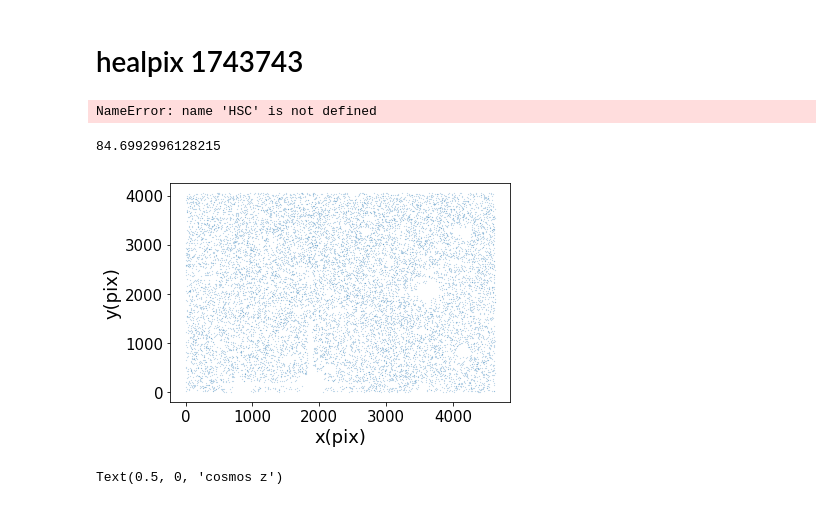
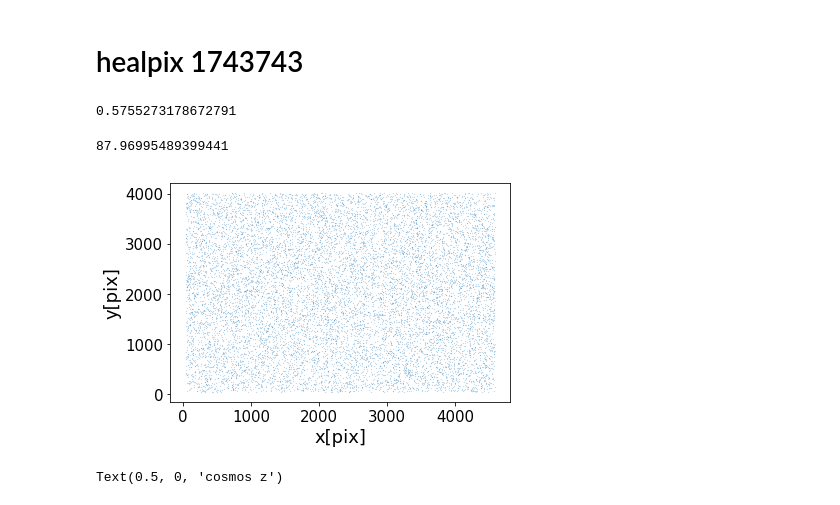
Before and after one commit to mr-superonion/FPFS, a Jupyter notebook: notebook/sim/3_1_2-beyondTrain252.ipynb, the cells around one changed output. Drawn from its saved outputs; the diff is of its cells as text; code cells hidden in the pictures.

```diff
--- a/notebook/sim/3_1_2-beyondTrain252.ipynb
+++ b/notebook/sim/3_1_2-beyondTrain252.ipynb
@@ -208,41 +205,41 @@ psfData=pyfits.getdata(pfname)
 psfHead=pyfits.getheader(pfname)
 pyfits.writeto('galaxy_cosmoE_psfHSC/psf-HSC.fits',psfData)
 pyfits.writeto('galaxy_cosmoR_psfHSC/psf-HSC.fits',psfData)
-# %%
-eval('HSC')
-# %% [output]
-NameError: name 'HSC' is not defined
+# %%
+psfInfo[pId]['fwhm']*0.168
+# %% [output]
+0.5755273178672791
 # %%
 pltDir='plot/simDemo/'
 if not os.path.isdir(pltDir):
     os.mkdir(pltDir)
 
-if False:
+if True:
     hstfname='hstcatR.fits'
     if not os.path.isfile(hstfname):
         hstcat['xI']=40+(nx-80)*np.random.rand(len(hstcat))
         hstcat['yI']=40+(ny-80)*np.random.rand(len(hstcat))
         fitsio.write(hstfname,hstcat)
     else:
         hstcat=fitsio.read(hstfname)
 else:
     hstfname='hstcatE.fits'
     if not os.path.isfile(hstfname):
         hstcat['xI']=hstcat['xI']+np.random.rand(len(hstcat))-0.5
         hstcat['yI']=hstcat['yI']+np.random.rand(len(hstcat))-0.5
         fitsio.write(hstfname,hstcat)
     else:
         hstcat=fitsio.read(hstfname)
 plt.scatter(hstcat['xI'],hstcat['yI'],s=0.01)
-plt.xlabel('x(pix)')
-plt.ylabel('y(pix)')
+plt.xlabel('x[pix]')
+plt.ylabel('y[pix]')
 plt.tight_layout()
 plt.savefig(os.path.join(pltDir,'%s.png' %hstfname.split('.fits')[0]))
 area=(hstcat['yI'].max()-hstcat['yI'].min())*(hstcat['xI'].max()-hstcat['xI'].min())*(0.168/60.)**2.
 print(len(hstcat)/area)
 # %% [output]
-84.6992996128215
+87.96995489399441
-[figure, old version]
+[figure, new version]
 # %%
 # redshift distribution
 _=plt.hist(hstcat['zphot'],bins=30,alpha=0.6)
```
Also changed, not shown: parts of 2 cells of this notebook, 3 other files.
